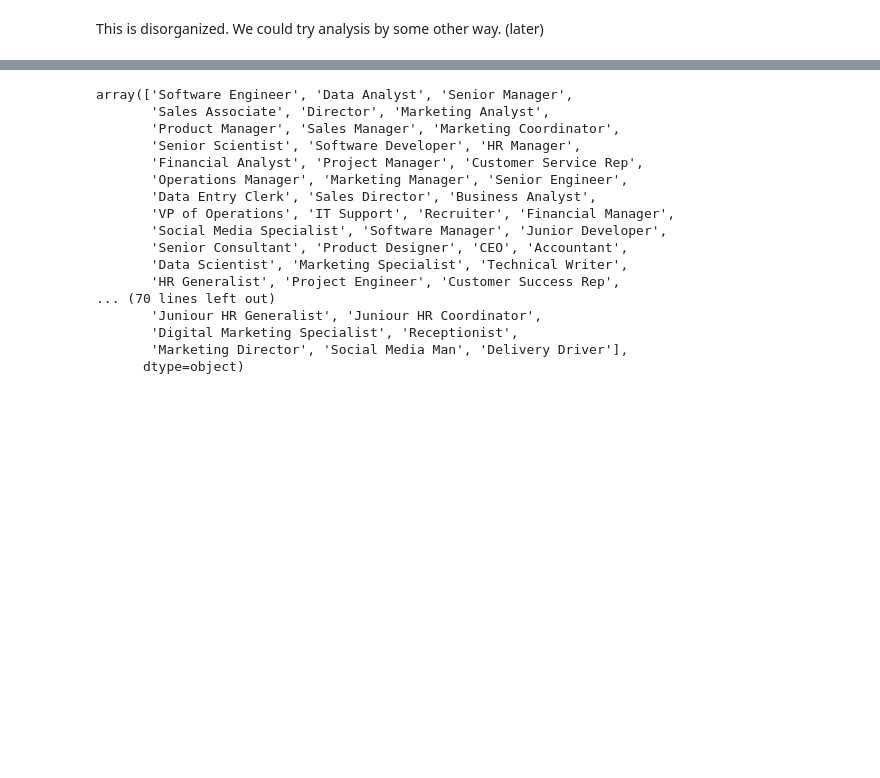
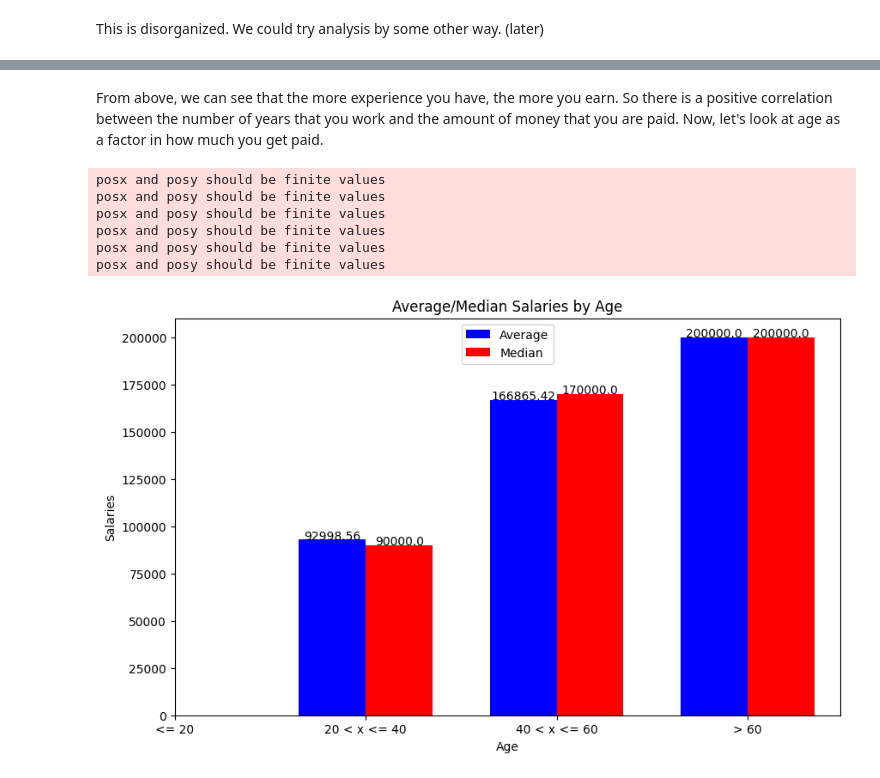
Before and after one commit to zikompo/Salary-ML-Model, a Jupyter notebook: week1.ipynb, the cells around one changed output, grey strips where cells are left out. Cells and saved outputs as stored; diff of their text form; code cells hidden in the pictures; blank space fills up the shorter version.

```diff
--- a/week1.ipynb
+++ b/week1.ipynb
@@ -352,20 +351,14 @@ s
-# %%
-data['Job Title'].unique()
-# %% [output]
-array(['Software Engineer', 'Data Analyst', 'Senior Manager',
-       'Sales Associate', 'Director', 'Marketing Analyst',
-       'Product Manager', 'Sales Manager', 'Marketing Coordinator',
-       'Senior Scientist', 'Software Developer', 'HR Manager',
-       'Financial Analyst', 'Project Manager', 'Customer Service Rep',
-       'Operations Manager', 'Marketing Manager', 'Senior Engineer',
-       'Data Entry Clerk', 'Sales Director', 'Business Analyst',
-       'VP of Operations', 'IT Support', 'Recruiter', 'Financial Manager',
-       'Social Media Specialist', 'Software Manager', 'Junior Developer',
-       'Senior Consultant', 'Product Designer', 'CEO', 'Accountant',
-       'Data Scientist', 'Marketing Specialist', 'Technical Writer',
-       'HR Generalist', 'Project Engineer', 'Customer Success Rep',
-... (70 lines left out)
-       'Juniour HR Generalist', 'Juniour HR Coordinator',
-       'Digital Marketing Specialist', 'Receptionist',
-       'Marketing Director', 'Social Media Man', 'Delivery Driver'],
-      dtype=object)
+# %% [markdown]
+From above, we can see that the more experience you have, the more you earn. So there is a positive correlation between the number of years that you work and the amount of money that you are paid. Now, let's look at age as a factor in how much you get paid.
+# %%
+x = data['Age']
+categories = [(x<=20, '<= 20'), ((20 < x) & (x <= 40), '20 < x <= 40'), ((40 < x) & (x <= 60), '40 < x <= 60'), ((x > 60), '> 60')]
+create_graph(categories, 'Age', True)
+# %% [output]
+posx and posy should be finite values
+posx and posy should be finite values
+posx and posy should be finite values
+posx and posy should be finite values
+posx and posy should be finite values
+posx and posy should be finite values
+[figure, added]
```
Also changed, not shown: parts of 32 cells of this notebook.
